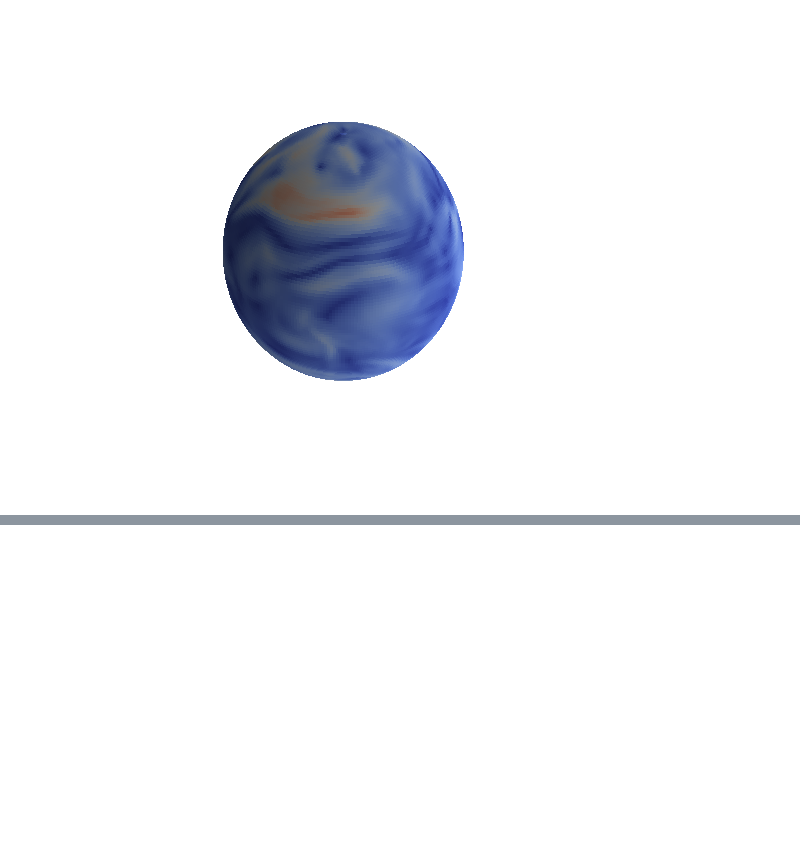
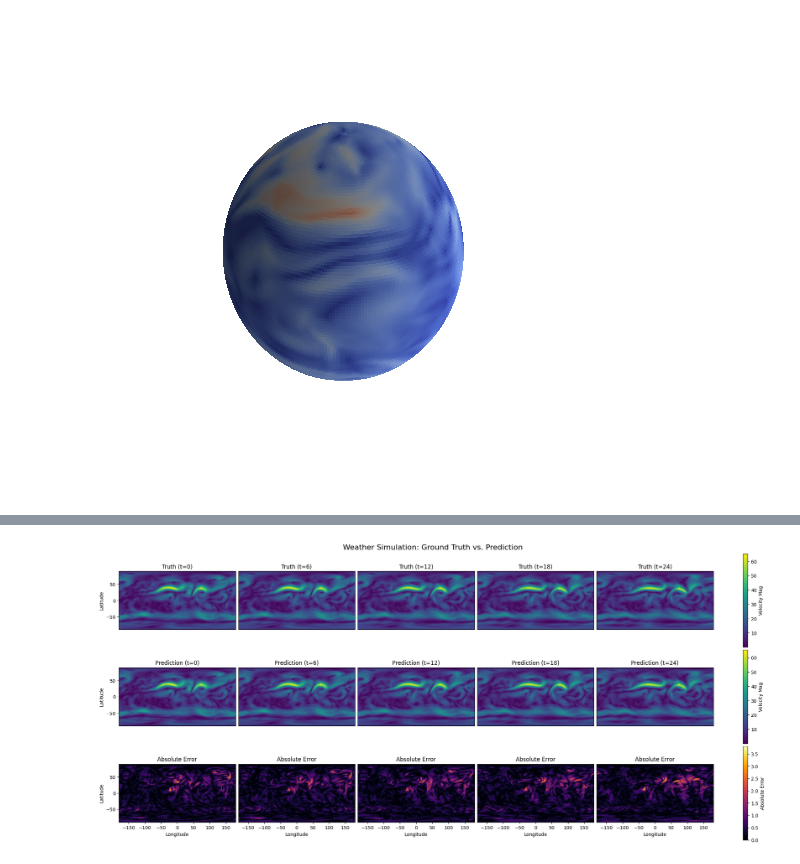
Before and after one commit to OpossumCrash/DS4DS-Final-Project, a Jupyter notebook: FinalExam.ipynb, the cells around one changed output, grey strips where cells are left out. Drawn from its saved outputs; the diff is of its cells as text; code cells hidden in the pictures; blank space fills up the shorter version.

```diff
--- a/FinalExam.ipynb
+++ b/FinalExam.ipynb
@@ -132,0 +270,14 @@ Loaded data shape: (4032, 2, 128, 256)
+# %%
+# Plot example predictions
+with torch.no_grad():
+    model.eval()
+    # Predict the steps from the test set
+    test_sample = test_data[0] # (1008, 2, 128, 256)
+    # Autoregressive prediction from 24h onwards
+    predictions = []
+    for t in range(24, 26):
+        x_t = torch.tensor(test_sample[t-1:t], dtype=torch.float32, device=device) # (1, 2, 128, 256)
+        _, _, _, x_next_pred = model(x_t)
+        predictions.append(x_next_pred.cpu().numpy()[0]) # (2, 128, 256)
+
+plot_weather(test_sample[25:27], prediction=np.array(predictions), num_steps=3)
@@ -132,0 +433,15 @@ Loaded data shape: (4032, 2, 128, 256)
+# %%
+# Plot example predictions
+with torch.no_grad():
+    model.eval()
+    # Predict the steps from the test set
+    test_sample = test_data[0] # (1008, 2, 128, 256)
+    # Autoregressive prediction from 24h onwards
+    predictions = []
+    for t in range(24, 49):
+        x_t = torch.tensor(test_sample[t-1:t], dtype=torch.float32, device=device) # (1, 2, 128, 256)
+        x_next_pred = model(x_t)
+        predictions.append(x_next_pred.cpu().numpy()[0]) # (2, 128, 256)
+plot_weather(test_sample[25:50], prediction=np.array(predictions), num_steps=5)
+# %% [output]
+[figure, added]
```
Also changed, not shown: parts of 5 cells of this notebook, 26 other files.
